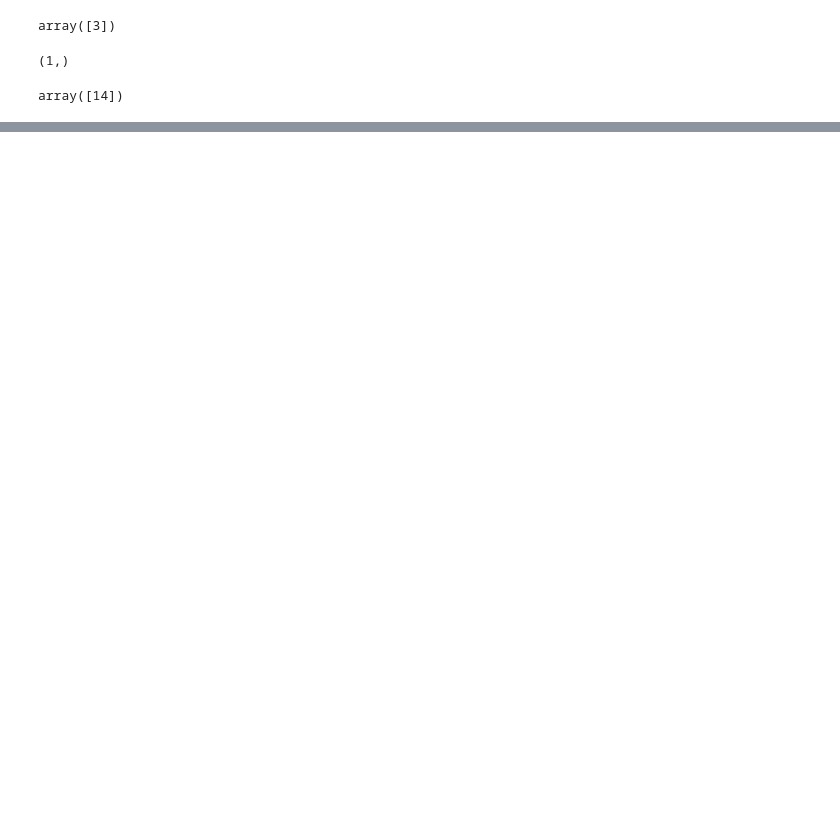
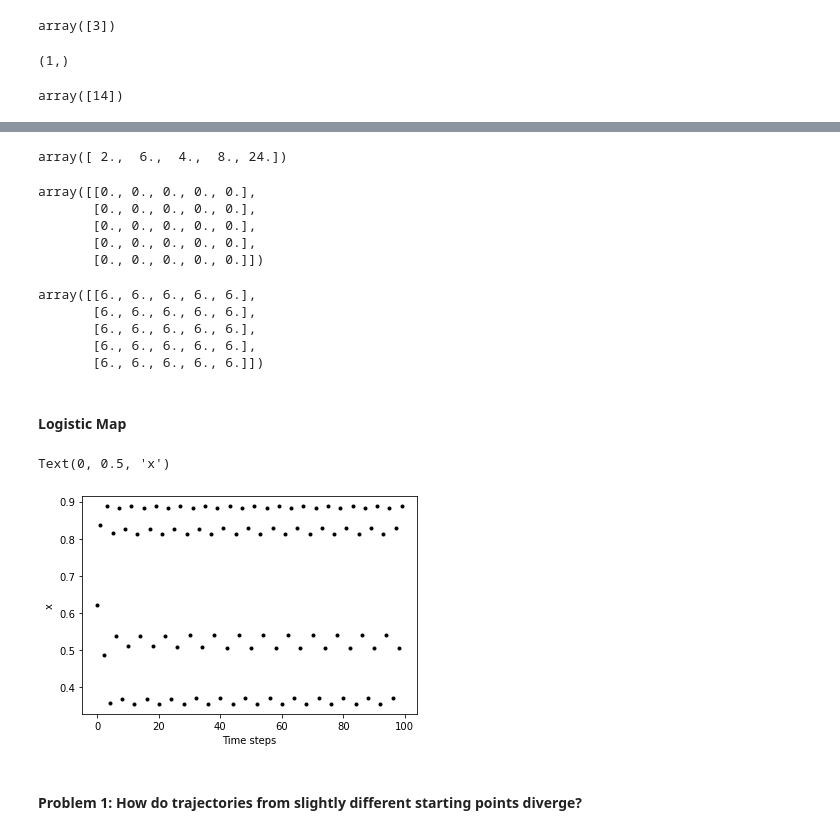
Before and after one commit to Evan-Callaghan/FieldsAcademy-NeuralNetworks, a Jupyter notebook: Tutorials/Tutorial_1.ipynb, the cells around one changed output, grey strips where cells are left out. Saved outputs shown, nothing was run; the diff lists cells and outputs as text; code cells hidden in the pictures; blank space fills up the shorter version.

Commit message:
Intro to NumPy and working with arrays

```diff
--- a/Tutorials/Tutorial_1.ipynb
+++ b/Tutorials/Tutorial_1.ipynb
@@ -18,0 +27,44 @@ array([14])
+# %%
+a[0] = 2; a[1] = 6; a[2] = 4; a[3] = 8; a[4] = 24
+a
+# %% [output]
+array([ 2.,  6.,  4.,  8., 24.])
+# %%
+a = np.zeros( (5,5) )
+a
+# %% [output]
+array([[0., 0., 0., 0., 0.],
+       [0., 0., 0., 0., 0.],
+       [0., 0., 0., 0., 0.],
+       [0., 0., 0., 0., 0.],
+       [0., 0., 0., 0., 0.]])
+# %%
+(a-3) * (-2)
+# %% [output]
+array([[6., 6., 6., 6., 6.],
+       [6., 6., 6., 6., 6.],
+       [6., 6., 6., 6., 6.],
+       [6., 6., 6., 6., 6.],
+       [6., 6., 6., 6., 6.]])
+# %% [markdown]
+#### Logistic Map
+# %%
+import matplotlib.pyplot as plt
+
+## Defining parameters
+a = 3.55; x0 = 0.62; nsteps = 100;
+
+## Initializing an array of zeros
+x = np.zeros(nsteps); x[0] = x0;
+
+## Running simulation
+for ii in np.arange(1,nsteps):
+    x[ii] = a * x[ii-1] * (1 - x[ii-1])
+
+# plot results
+plt.plot(x, 'k.'); plt.xlabel('Time steps'); plt.ylabel('x')
+# %% [output]
+Text(0, 0.5, 'x')
+[figure, added]
+# %% [markdown]
+#### Problem 1: How do trajectories from slightly different starting points diverge?
```
Also changed, not shown: parts of 13 cells of this notebook.
